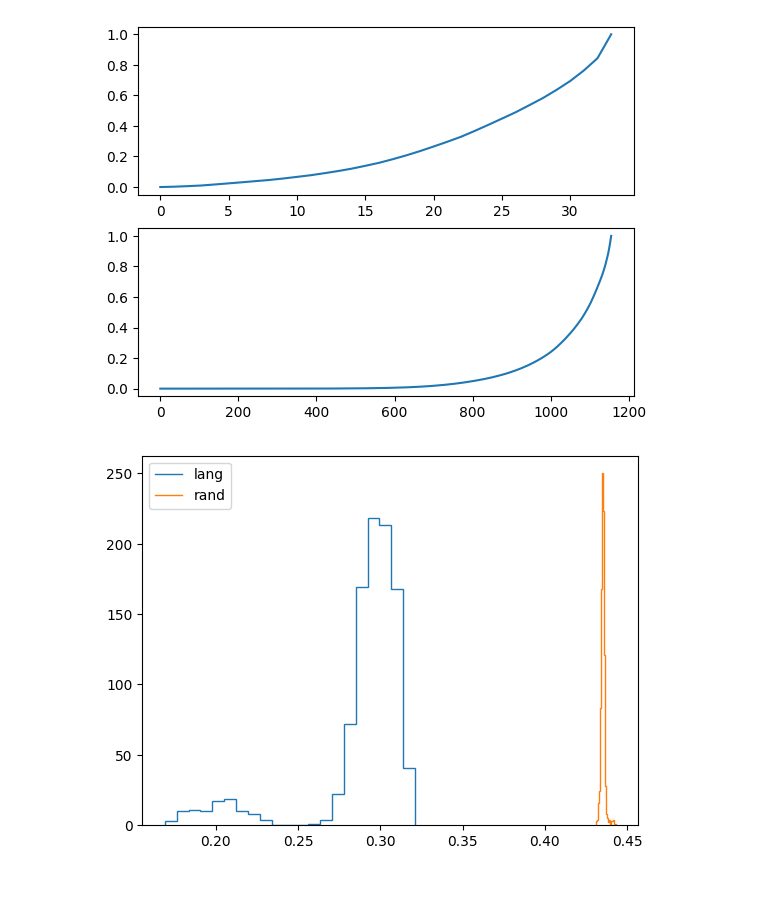
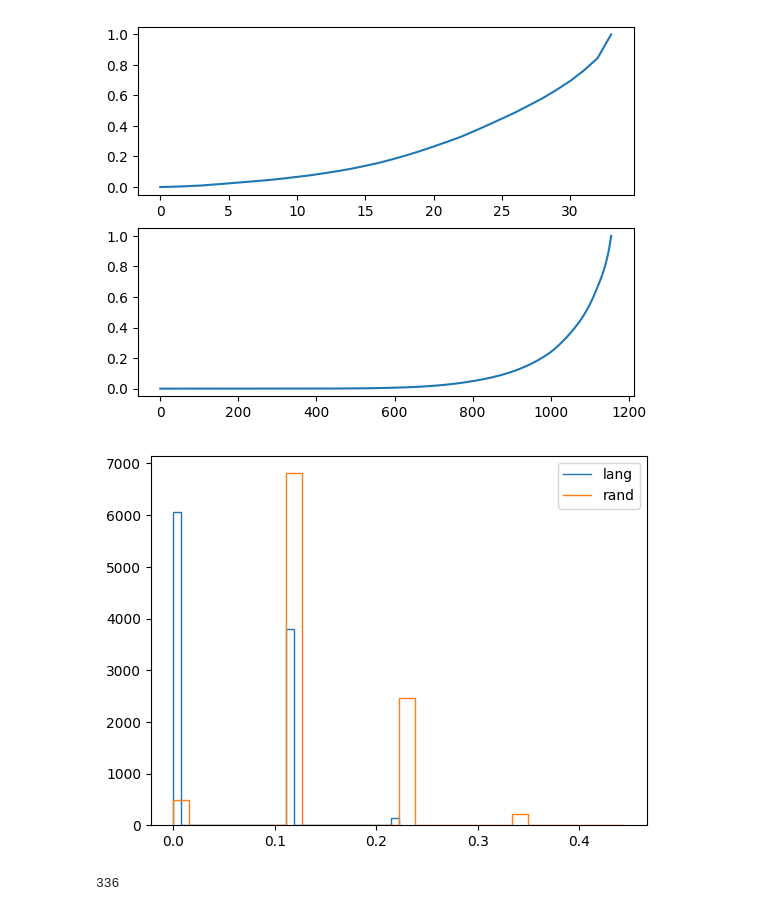
Before and after one commit to Pechenkya/Cryptoanalysis-Lab2-Bondar_Kistaiev, a Jupyter notebook: temp (shvidkiy).ipynb, the cells around one changed output. Drawn from its saved outputs; the diff is of its cells as text; code cells hidden in the pictures.

```diff
--- a/temp (shvidkiy).ipynb
+++ b/temp (shvidkiy).ipynb
@@ -225,9 +254,9 @@ lang_2_entropy = avg_entropy("".join(lang), 2)
 # %%
 def crit_10_stat(text, l):
     if l == 1:
-        return max(np.array(gram_1_shreqs(A1_prh, text).values()))
+        return max(np.array(list(gram_1_shreqs(A1_prh, text).values())))
     elif l == 2:
-        return max(np.array(gram_2_shreqs(A2_prh, text).values()))
+        return max(np.array(list(gram_2_shreqs(A2_prh, text).values())))
 
 def crit_11_stat(text, l):
     if l == 1:
@@ -249,9 +278,9 @@ def crit_13_stat(text, l):
 
 def crit_30_stat(text, l):
     if l == 1:
-        return lang_1_entropy - avg_entropy(text, 1)
+        return avg_entropy(text, 1) - lang_1_entropy
     elif l == 2:
-        return lang_2_entropy - avg_entropy(text, 2)
+        return avg_entropy(text, 2) - lang_2_entropy
 
 def crit_51_stat(text, l):
     if l == 1:
@@ -265,46 +294,46 @@ def plot_stat_distr(crit_stat_f, text_len, n_texts):
 
     for i in range(n_texts):
         lang_text = generate_rand_lang_text(text_len)
         rand_text = generate_random_text(text_len)
 
         lang_stat.append(crit_stat_f(lang_text))
         rand_stat.append(crit_stat_f(rand_text))
 
     ax = plt.subplot()
 
     counts1, bins1 = np.histogram(lang_stat, int(np.ceil(3*np.log(n_texts))))
     ax.stairs(counts1, bins1)
 
     counts2, bins2 = np.histogram(rand_stat, int(np.ceil(3*np.log(n_texts))))
     ax.stairs(counts2, bins2)
 
     ax.legend(["lang", "rand"])
 
 
-n = 10000
-S = int(50*np.ceil(0.2*np.sqrt(n)))
+n = 10
+S = 10000 #int(1000*np.ceil(0.5*np.sqrt(n)))
 
-plot_stat_distr(lambda text: deflate_compression_ratio(text), n, S)
+plot_stat_distr(lambda text: crit_10_stat(text, 1), n, S)
 
 
-k10_1 = {10: 0, 100: 0, 1000: 0, 10000: 0}
-k10_2 = {10: 0, 100: 0, 1000: 0, 10000: 0}
+k10 = {1: {10: 0, 100: 0, 1000: 0, 10000: 0},
+         2: {10: 0, 100: 0, 1000: 0, 10000: 0}}
 
-k11_1 = {10: 1.5, 100: 6.5, 1000: 8.85, 10000: 8.99}
-k11_2 = {10: 0.25, 100: 14, 1000: 144, 10000: 225}
+k11 = {1: {10: 1.5, 100: 6.5, 1000: 8.85, 10000: 8.99},
+        2: {10: 0.25, 100: 14, 1000: 144, 10000: 225}}
 
-k12_1 = {10: 0.675, 100: 0.035, 1000: 0.0285, 10000: 0.0285}
-k12_2 = {10: 0.06, 100: 0.01, 1000: 0.00315, 10000: 0.0013}
+k12 = {1: {10: 0.0675, 100: 0.035, 1000: 0.0285, 10000: 0.0285},
+        2: {10: 0.06, 100: 0.01, 1000: 0.00315, 10000: 0.0013}}
 
-k13_1 = {10: 0.16, 100: 0.14, 1000: 0.15, 10000: 0.16}
-k13_2 = {10: 0.075, 100: 0.21, 1000: 0.21, 10000: 0.21}
+k13 = {1: {10: 0.16, 100: 0.14, 1000: 0.15, 10000: 0.16} ,
+        2: {10: 0.075, 100: 0.21, 1000: 0.21, 10000: 0.21}}
 
-k30_1 = {10: 1.715, 100: -0.05, 1000: -0.3, 10000: -0.3}
-k30_2 = {10: 2.67, 100: 0.875, 1000: -0.18, 10000: -0.45}
+k30 = {1: {10: -1.715, 100: 0.05, 1000: 0.3, 10000: 0.3} ,
+        2: {10: -2.67, 100: -0.88, 1000: 0.18, 10000: 0.45}}
 
-k51_1 = {10: 13.5, 100: 1.9, 1000: 0.1, 10000: 0.1}
-k51_2 = {10: 300.4, 100: 264, 1000: 108, 10000: 1.25}
+k51 = {1: {10: 13.5, 100: 1.9, 1000: 0.1, 10000: 0.1} ,
+        2: {10: 300.4, 100: 264, 1000: 108, 10000: 1.25}}
 
 ks = {10: 2.125, 100: 0.75, 1000: 0.475, 10000: 0.38}
 # %% [output]
-[figure, old version]
+[figure, new version]
@@ -321,0 +401,8 @@ def plot_stat_distr(crit_stat_f, crit_val, text_len, n_texts):
+# %%
+print(len(data.index))
+
+data.head(50)
+
+data.to_excel('small_results.xlsx')
+# %% [output]
+336
```
Also changed, not shown: parts of 3 cells of this notebook.
